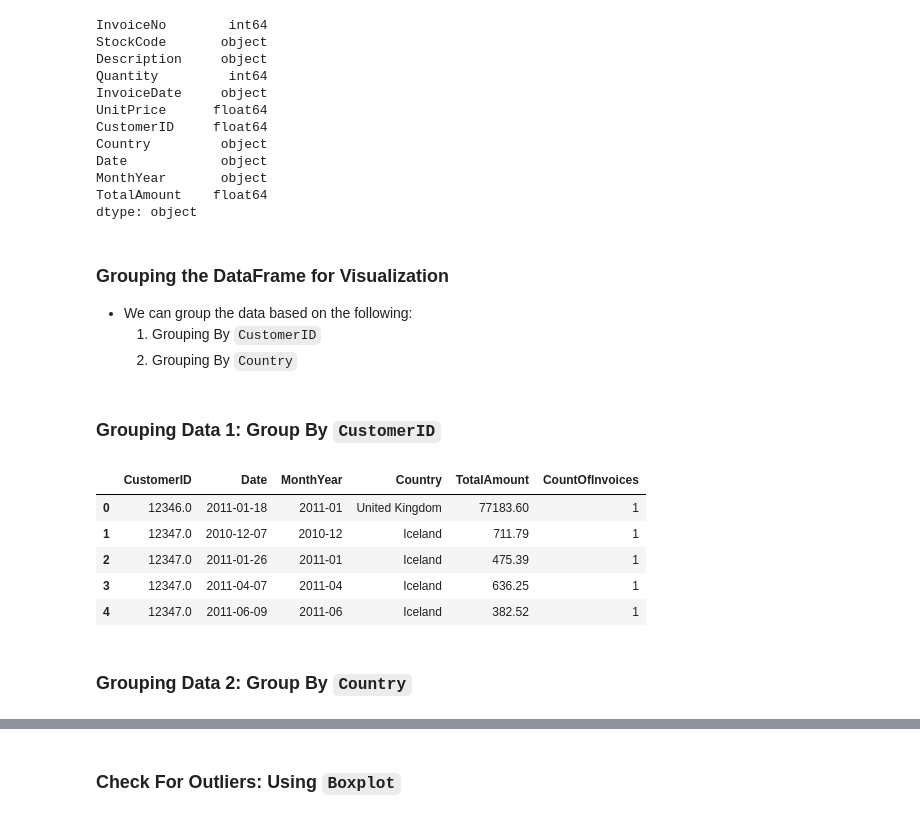
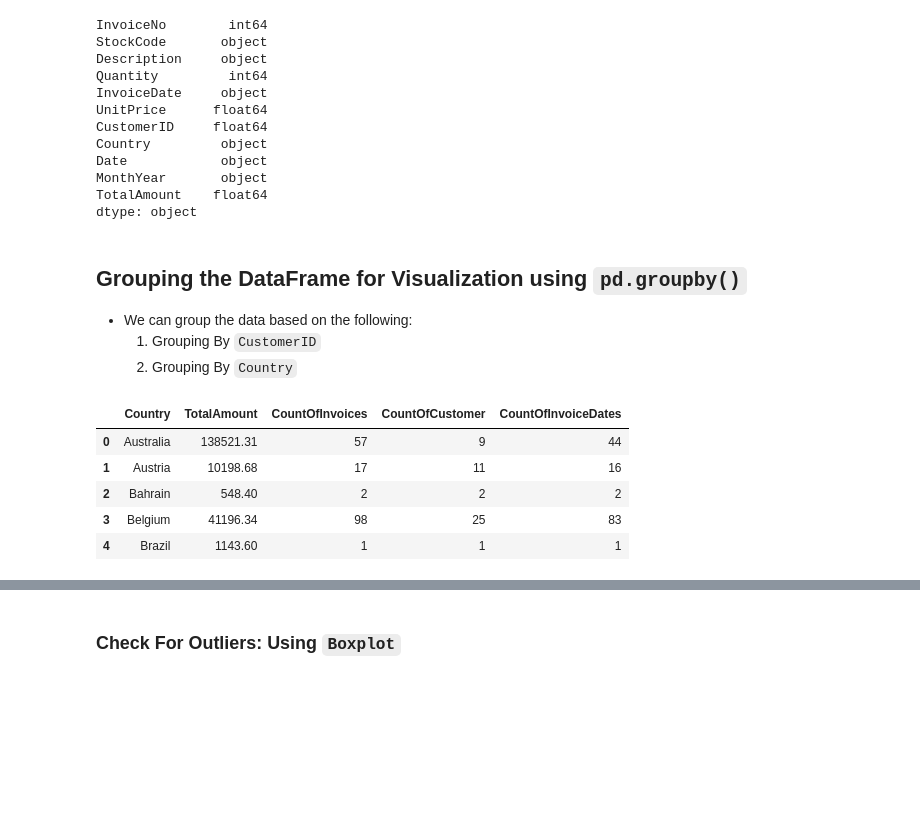
Before and after one commit to nyangweso-rodgers/data-analytics, a Jupyter notebook: Analytics-with-Python/Data-Analysis-Projects/Analysis-of-Online-Retail-Store-Data/Data-Visualization/index.ipynb, the cells around one changed output, grey strips where cells are left out. Drawn from its saved outputs; the diff is of its cells as text; code cells hidden in the pictures; blank space fills up the shorter version.

Commit message:
used a function for data processing

```diff
--- a/Analytics-with-Python/Data-Analysis-Projects/Analysis-of-Online-Retail-Store-Data/Data-Visualization/index.ipynb
+++ b/Analytics-with-Python/Data-Analysis-Projects/Analysis-of-Online-Retail-Store-Data/Data-Visualization/index.ipynb
@@ -37,33 +37,26 @@ MonthYear       object
 TotalAmount    float64
 dtype: object
 # %% [markdown]
-### Grouping the DataFrame for Visualization
+## Grouping the DataFrame for Visualization using `pd.groupby()`
 * We can group the data based on the following:
     1. Grouping By `CustomerID`
     2. Grouping By `Country`
-# %% [markdown]
-### Grouping Data 1: Group By `CustomerID`
 # %%
-grouped_customer_df = v3_df.groupby(
-    ['CustomerID', 'Date', 'MonthYear', 'Country']
+# group dataframe by Country
+overall_grouped_df = v3_df.groupby(
+    ['Country']
 ).agg(
     TotalAmount = pd.NamedAgg(column='TotalAmount', aggfunc='sum'),
     CountOfInvoices = pd.NamedAgg(column='InvoiceNo', aggfunc='nunique'),
+    CountOfCustomer = pd.NamedAgg(column='CustomerID', aggfunc='nunique'),
+    CountOfInvoiceDates = pd.NamedAgg(column='Date', aggfunc='nunique')
 ).reset_index()
 
-# convert to appropriate dtypes
-convert_dict = {
-    'CustomerID': str
-}
-grouped_customer_df = grouped_customer_df.astype(convert_dict)
-
-grouped_customer_df.head()
+overall_grouped_df.head()
 # %% [output]
-|  | CustomerID | Date | MonthYear | Country | TotalAmount | CountOfInvoices |
-| 0 | 12346.0 | 2011-01-18 | 2011-01 | United Kingdom | 77183.60 | 1 |
-| 1 | 12347.0 | 2010-12-07 | 2010-12 | Iceland | 711.79 | 1 |
-| 2 | 12347.0 | 2011-01-26 | 2011-01 | Iceland | 475.39 | 1 |
-| 3 | 12347.0 | 2011-04-07 | 2011-04 | Iceland | 636.25 | 1 |
-| 4 | 12347.0 | 2011-06-09 | 2011-06 | Iceland | 382.52 | 1 |
+|  | Country | TotalAmount | CountOfInvoices | CountOfCustomer | CountOfInvoiceDates |
+| 0 | Australia | 138521.31 | 57 | 9 | 44 |
+| 1 | Austria | 10198.68 | 17 | 11 | 16 |
+| 2 | Bahrain | 548.40 | 2 | 2 | 2 |
+| 3 | Belgium | 41196.34 | 98 | 25 | 83 |
+| 4 | Brazil | 1143.60 | 1 | 1 | 1 |
-# %% [markdown]
-### Grouping Data 2: Group By `Country`
```
Also changed, not shown: parts of 17 cells of this notebook.
